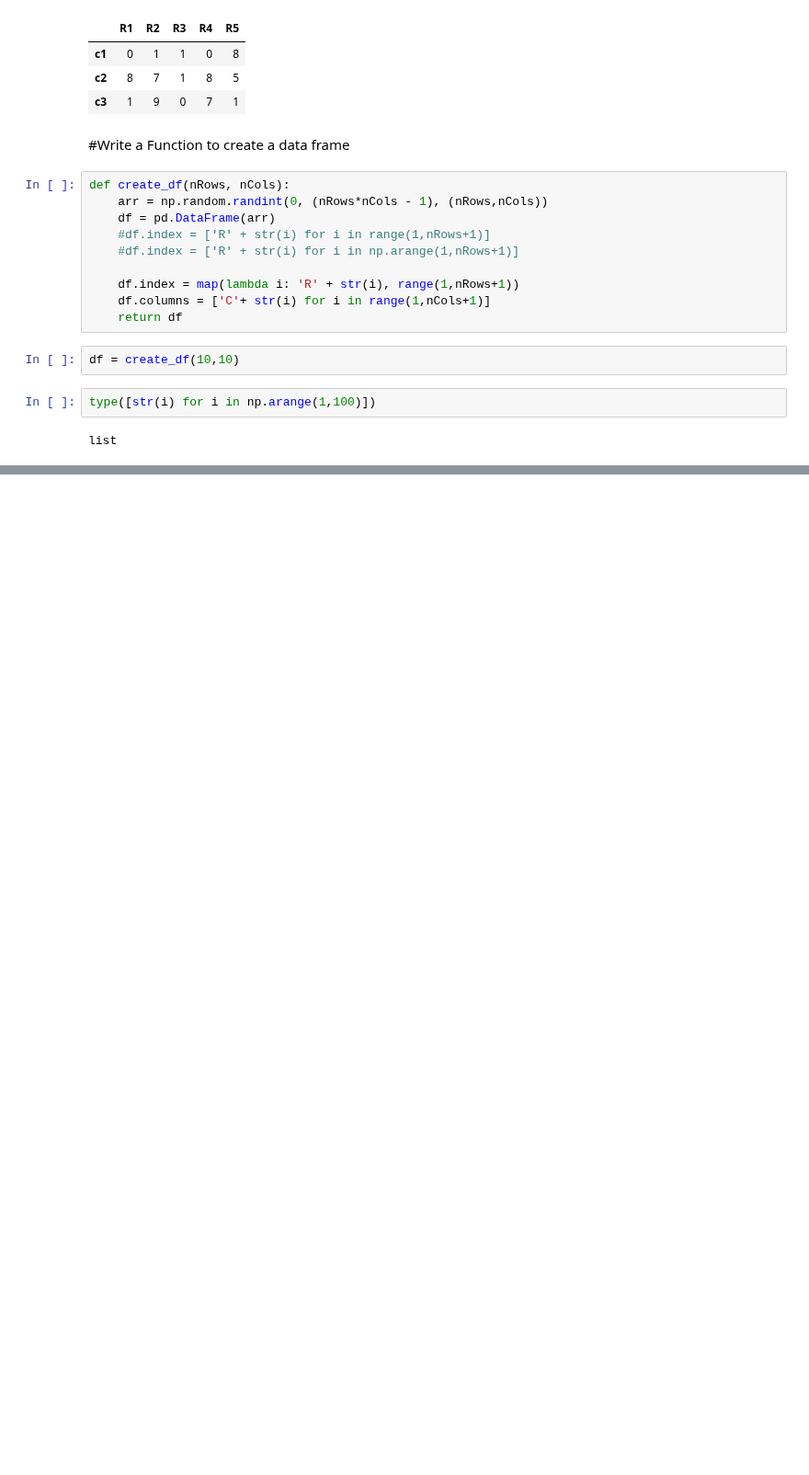
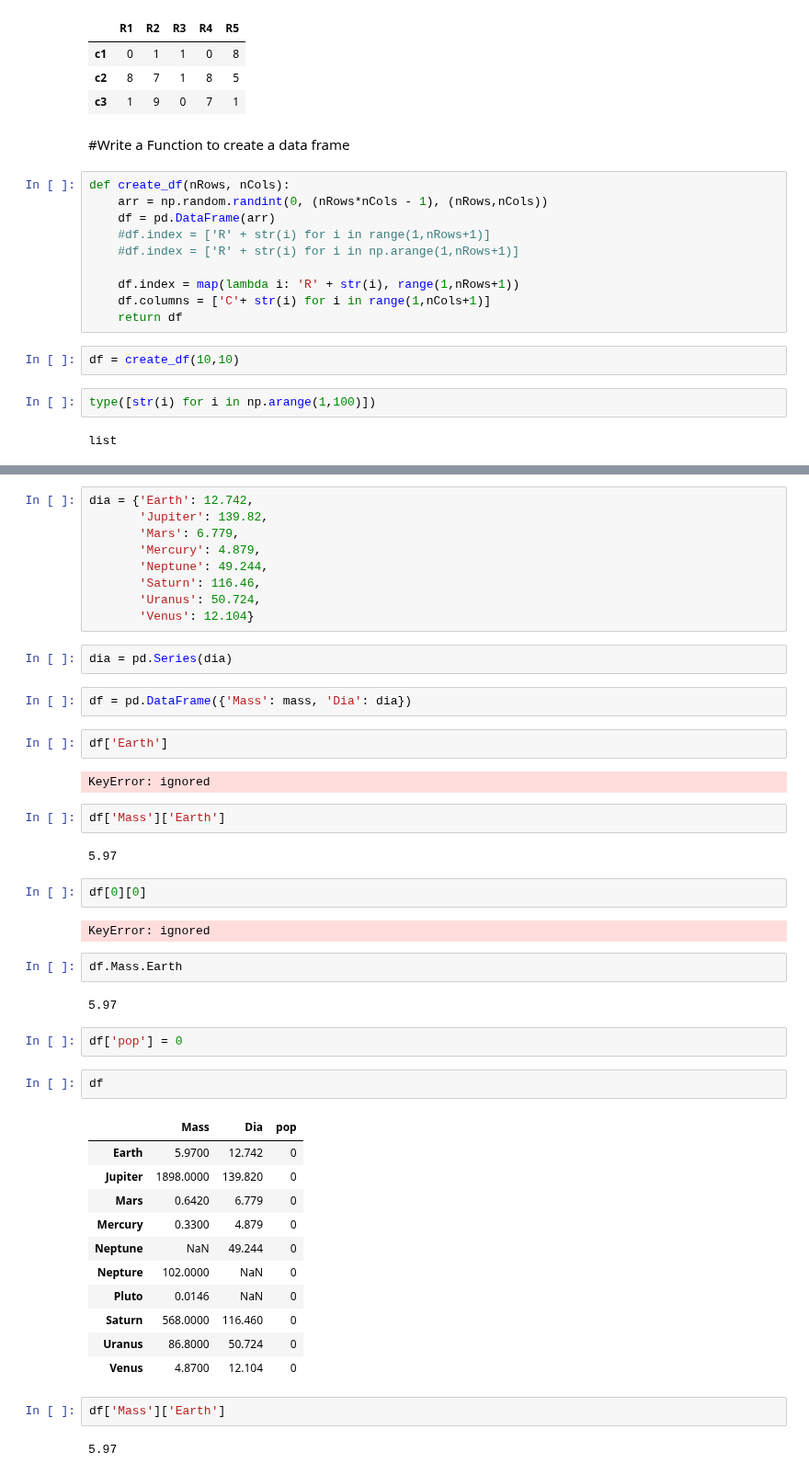
Before and after one commit to ajayks1974/learn_tools_tech, a Jupyter notebook: fds/fds_wk10_pandas.ipynb, the cells around one changed output, grey strips where cells are left out. Shown at 92% size. Cells and saved outputs as stored; diff of their text form; blank space fills up the shorter version.

```diff
--- a/fds/fds_wk10_pandas.ipynb
+++ b/fds/fds_wk10_pandas.ipynb
@@ -164,0 +170,49 @@ list
+# %%
+dia = {'Earth': 12.742,
+       'Jupiter': 139.82,
+       'Mars': 6.779,
+       'Mercury': 4.879,
+       'Neptune': 49.244,
+       'Saturn': 116.46,
+       'Uranus': 50.724,
+       'Venus': 12.104}
+# %%
+dia = pd.Series(dia)
+# %%
+df = pd.DataFrame({'Mass': mass, 'Dia': dia})
+# %%
+df['Earth']
+# %% [output]
+KeyError: ignored
+# %%
+df['Mass']['Earth']
+# %% [output]
+5.97
+# %%
+df[0][0]
+# %% [output]
+KeyError: ignored
+# %%
+df.Mass.Earth
+# %% [output]
+5.97
+# %%
+df['pop'] = 0
+# %%
+df
+# %% [output]
+|  | Mass | Dia | pop |
+| Earth | 5.9700 | 12.742 | 0 |
+| Jupiter | 1898.0000 | 139.820 | 0 |
+| Mars | 0.6420 | 6.779 | 0 |
+| Mercury | 0.3300 | 4.879 | 0 |
+| Neptune | NaN | 49.244 | 0 |
+| Nepture | 102.0000 | NaN | 0 |
+| Pluto | 0.0146 | NaN | 0 |
+| Saturn | 568.0000 | 116.460 | 0 |
+| Uranus | 86.8000 | 50.724 | 0 |
+| Venus | 4.8700 | 12.104 | 0 |
+# %%
+df['Mass']['Earth']
+# %% [output]
+5.97
```
Also changed, not shown: parts of 7 cells of this notebook.
